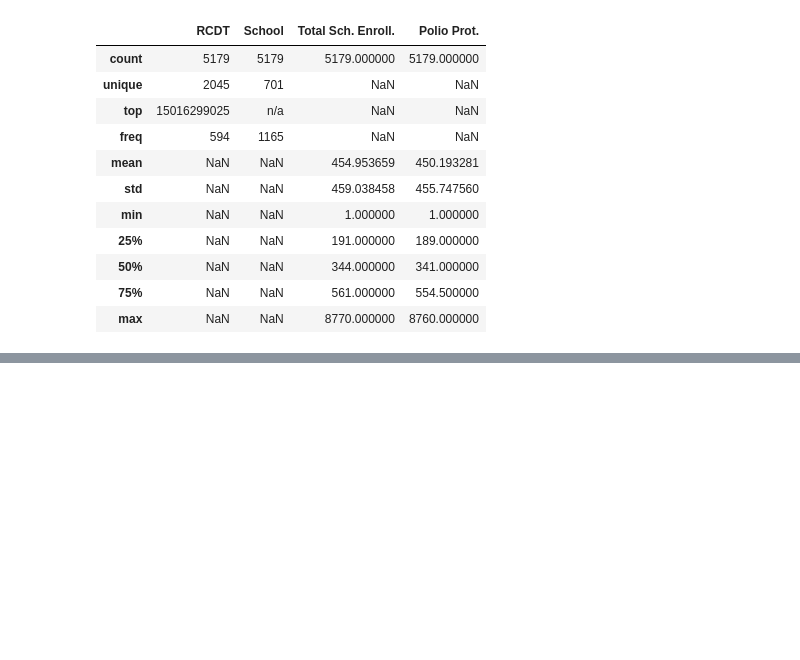
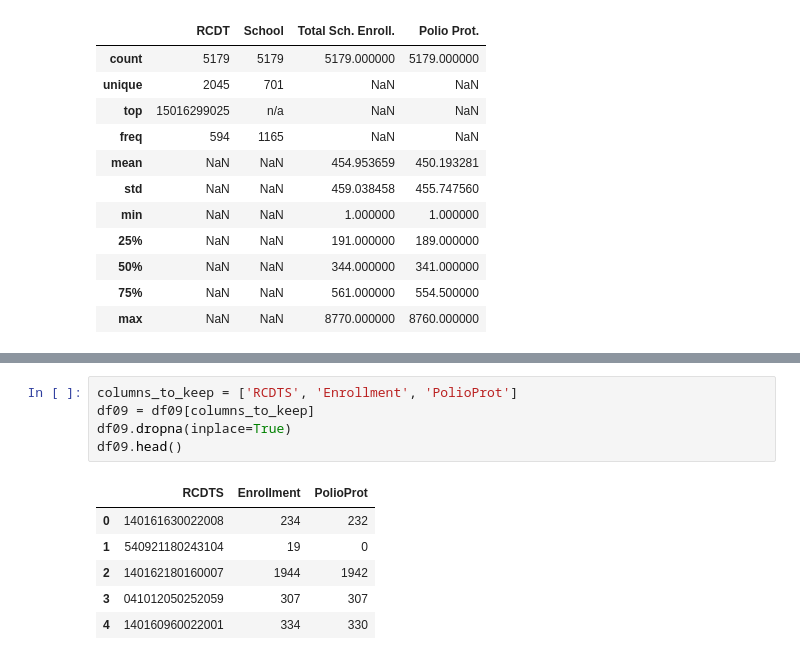
Before and after one commit to jakechen/data_cleansing_tutorial, a Jupyter notebook: notebooks/Untitled.ipynb, the cells around one changed output, grey strips where cells are left out. Drawn from its saved outputs; the diff is of its cells as text; blank space fills up the shorter version.

```diff
--- a/notebooks/Untitled.ipynb
+++ b/notebooks/Untitled.ipynb
@@ -132,0 +172,12 @@ RuntimeError: Python is not installed as a framework. The Mac OS X backend will
+# %%
+columns_to_keep = ['RCDTS', 'Enrollment', 'PolioProt']
+df09 = df09[columns_to_keep]
+df09.dropna(inplace=True)
+df09.head()
+# %% [output]
+|  | RCDTS | Enrollment | PolioProt |
+| 0 | 140161630022008 | 234 | 232 |
+| 1 | 540921180243104 | 19 | 0 |
+| 2 | 140162180160007 | 1944 | 1942 |
+| 3 | 041012050252059 | 307 | 307 |
+| 4 | 140160960022001 | 334 | 330 |
```
Also changed, not shown: parts of 9 cells of this notebook.
